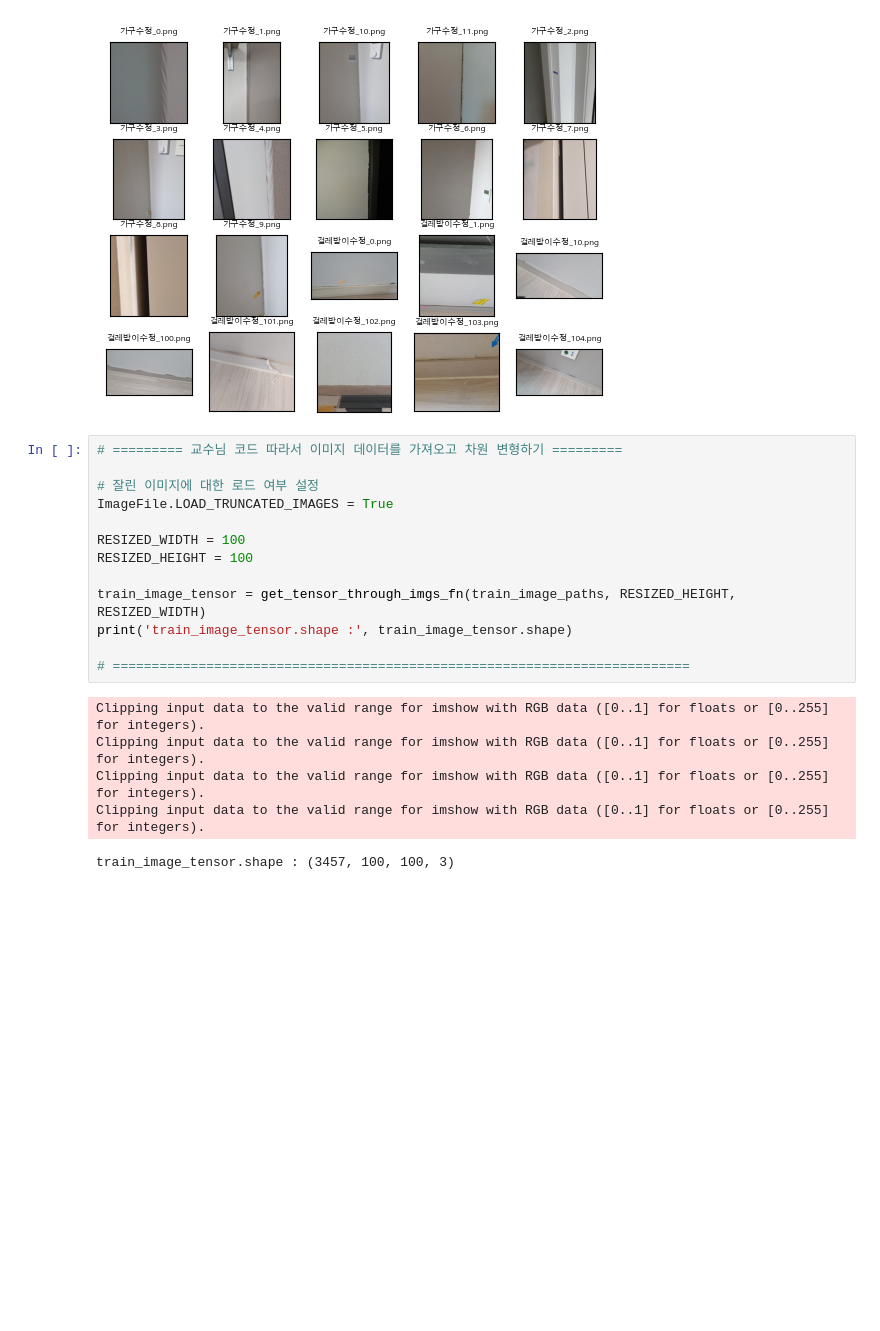
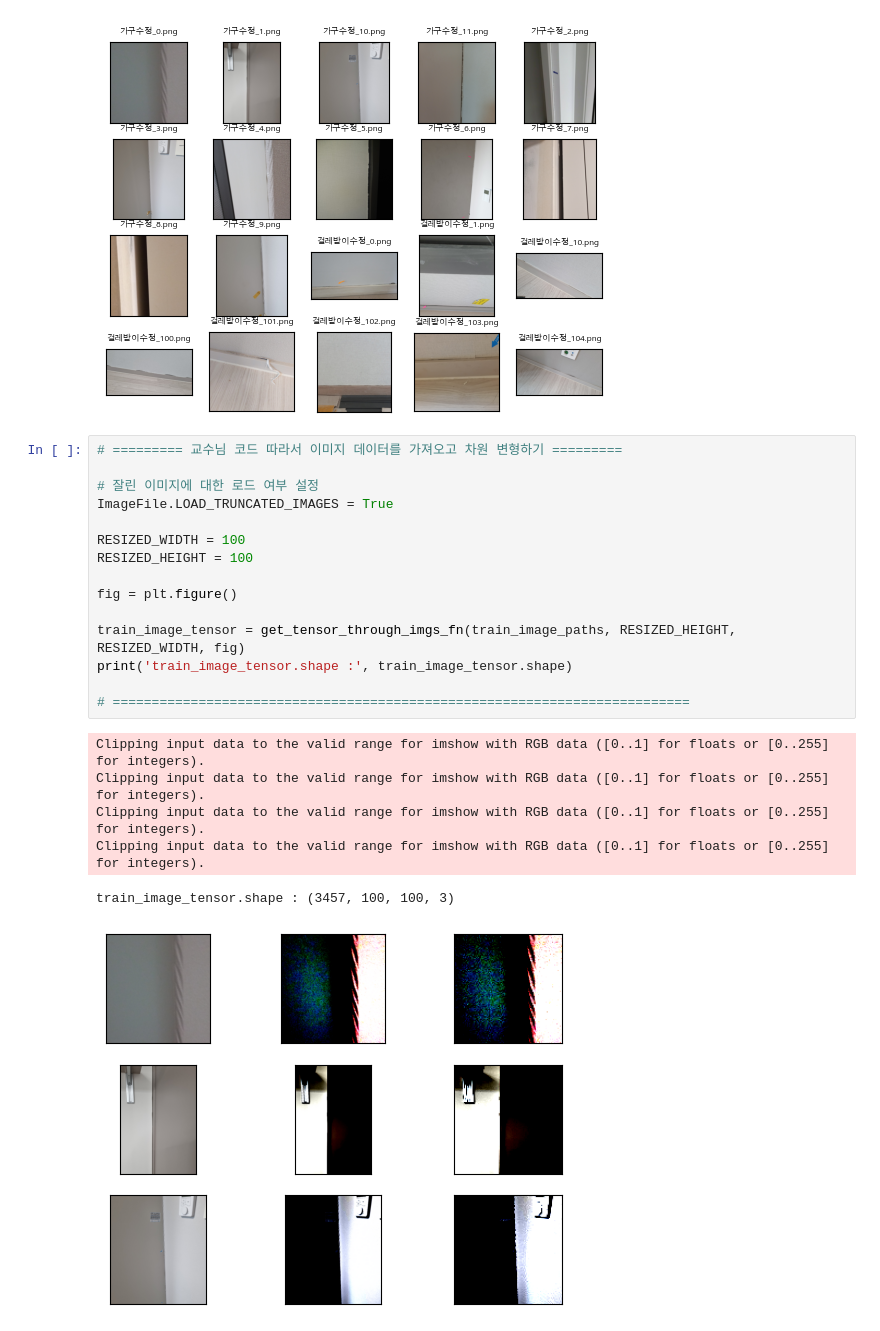
Before and after one commit to heminminmin/Papering_Defects_Project, a Jupyter notebook: jiwon_work/first/first_trainning_20230428.ipynb, the cells around one changed output. Drawn from its saved outputs; the diff is of its cells as text; blank space fills up the shorter version.

```diff
--- a/jiwon_work/first/first_trainning_20230428.ipynb
+++ b/jiwon_work/first/first_trainning_20230428.ipynb
@@ -107,22 +107,25 @@ for index in range(20):
 # %%
 # ========= 교수님 코드 따라서 이미지 데이터를 가져오고 차원 변형하기 =========
 
 # 잘린 이미지에 대한 로드 여부 설정
 ImageFile.LOAD_TRUNCATED_IMAGES = True
 
 RESIZED_WIDTH = 100
 RESIZED_HEIGHT = 100
 
-train_image_tensor = get_tensor_through_imgs_fn(train_image_paths, RESIZED_HEIGHT, RESIZED_WIDTH)
+fig = plt.figure()
+
+train_image_tensor = get_tensor_through_imgs_fn(train_image_paths, RESIZED_HEIGHT, RESIZED_WIDTH, fig)
 print('train_image_tensor.shape :', train_image_tensor.shape)
 
 # ==========================================================================
 # %% [output]
 Clipping input data to the valid range for imshow with RGB data ([0..1] for floats or [0..255] for integers).
 Clipping input data to the valid range for imshow with RGB data ([0..1] for floats or [0..255] for integers).
 Clipping input data to the valid range for imshow with RGB data ([0..1] for floats or [0..255] for integers).
 Clipping input data to the valid range for imshow with RGB data ([0..1] for floats or [0..255] for integers).
 train_image_tensor.shape : (3457, 100, 100, 3)
+[figure, added]
 # %%
 # ======== 교수님 코드 따라서 학습시키기 ========
 
```
Also changed, not shown: parts of 2 cells of this notebook, 4 other files.
